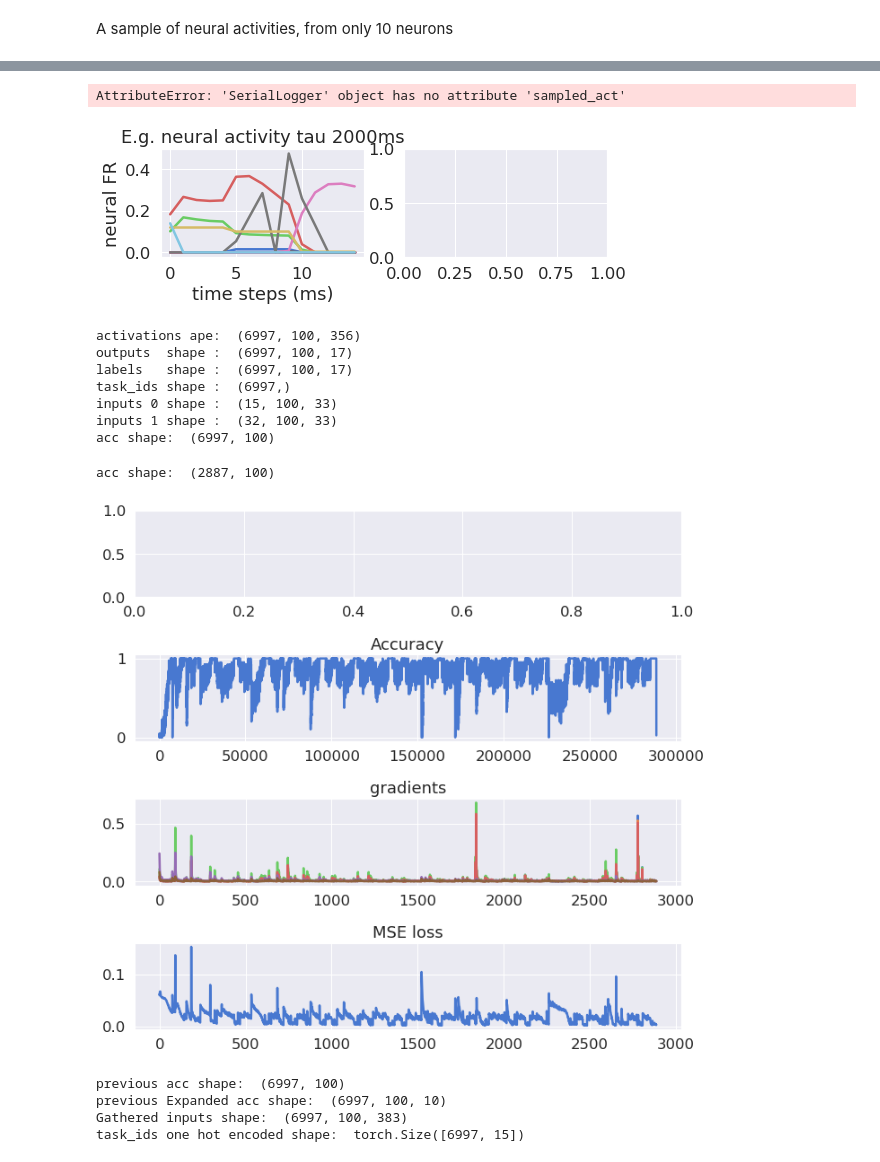
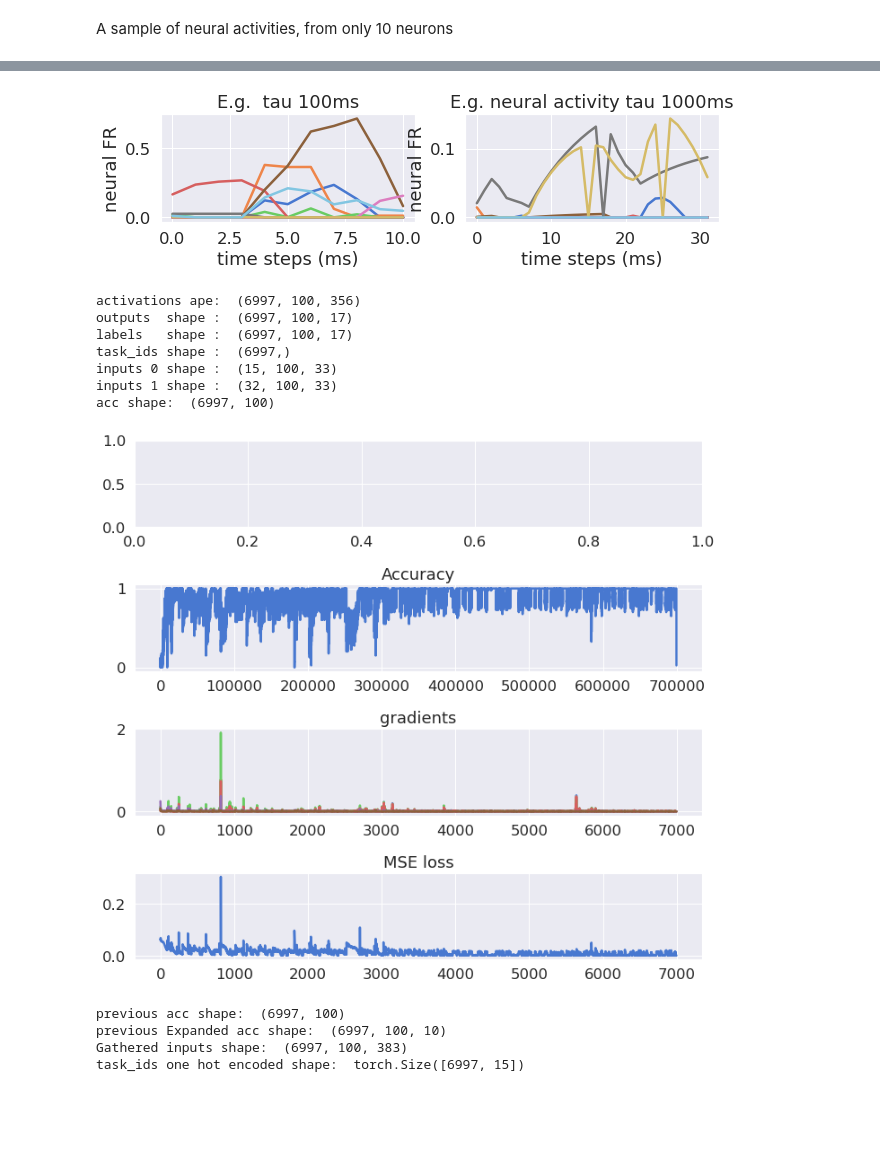
Before and after one commit to weilongzheng/PFC_MD_Modeling, a Jupyter notebook: CL_neurogym/analysis/cognitive_observer.ipynb, the cells around one changed output, grey strips where cells are left out. Saved outputs shown, nothing was run; the diff lists cells and outputs as text; code cells hidden in the pictures; blank space fills up the shorter version.

```diff
--- a/CL_neurogym/analysis/cognitive_observer.ipynb
+++ b/CL_neurogym/analysis/cognitive_observer.ipynb
@@ -84,24 +84,13 @@ tasks
 import os
 print('cwd: ', os.getcwd())
 exp_name = 'correlated_gates'
-config_file = './../files/'+exp_name+ '/config_0_-0.3_2000.0_gaus_cut_tc_mul_gates.npy'
-file1 = './../files/'+exp_name+ '/testing_log_0_-0.3_2000.0_gaus_cut_tc_mul_gates.npy'
-training_file1 = './../files/'+exp_name+ '/training_log_0_-0.3_2000.0_gaus_cut_tc_mul_gates.npy'
+sig = '_0_-0.3_2000.0_gaus_cut_tc_mul_gates'
+config_file = './../files/'+exp_name+ '/config'+ sig+  '.npy'
+file1 = './../files/'+exp_name+ '/testing_log'+ sig+  '.npy'
+training_file1 = './../files/'+exp_name+ '/training_log' +sig+ '.npy'
 
 config = np.load(config_file, allow_pickle=True).item()
 testing_log = log = np.load( file1, allow_pickle=True).item()
 training_log = np.load(training_file1, allow_pickle=True).item()
 # %% [output]
 cwd:  /home/ahummos/code/PFC_MD_Modeling/CL_neurogym/analysis
-# %%
-# load data
-import os
-print('cwd: ', os.getcwd())
-exp_name = 'order_order_order'
-config_file = './../files/'+exp_name+ '/config_0_-0.3_100.0_gaus_cut_tc_mul_gates.npy'
-file1 = './../files/'+exp_name+ '/testing_log_0_-0.3_100.0_gaus_cut_tc_mul_gates.npy'
-training_file1 = './../files/'+exp_name+ '/training_log_0_-0.3_100.0_gaus_cut_tc_mul_gates.npy'
-
-config = np.load(config_file, allow_pickle=True).item()
-testing_log = log = np.load( file1, allow_pickle=True).item()
-training_log = np.load(training_file1, allow_pickle=True).item()
@@ -121,7 +110,0 @@ fig.tight_layout()
-# %%
-fig, axes = plt.subplots(5, 2, figsize = [12, 7] )
-
-for i in range(10):
-    idx = rng.integers(0, len(training_log.sampled_act))
-    _=axes.flatten()[i].plot(training_log.sampled_act[idx][:,0,:])
-fig.tight_layout()
@@ -130,26 +111,25 @@ fig.tight_layout()
 # %%
-fig, ax =plt.subplots(1,2, figsize=[8,2])
+fig, ax =plt.subplots(1,2, figsize=[10,2])
 # idx = rng.integers(0, len(training_log.sampled_act))
 axes = ax[0]
 _=axes.plot(training_log.sampled_act[idx][:,0,:])
-axes.set_title('E.g. neural activity tau 2000ms')
+axes.set_title('E.g.  tau 100ms') # this is 100ms even that the filename above says 2000ms.
 axes.set_ylabel('neural FR')
 axes.set_xlabel('time steps (ms)')
 # plt.savefig('neural_activity_tau2000.jpg', dpi=300)
 
 
 axes = ax[1]
-training_filetau100 = './../files/'+'TAU2_gaussian_cut'+ '/training_log_0_-0.3_100.0_gaus_cut_tc_mul_nog.npy'
+training_filetau100 = './../files/'+'tau'+ '/training_log_0_-0.3_1000.0_gaus_cut_tc_mul_gates.npy'
 training_log_tau100 = np.load(training_filetau100, allow_pickle=True).item()
 
-_=axes.plot(training_log_tau100.sampled_act[idx][:,0,:])
-axes.set_title('E.g. neural activity tau 100ms')
+_=axes.plot(training_log_tau100.sampled_act[idx+1921][:,2,:])
+axes.set_title('E.g. neural activity tau 1000ms')
 axes.set_ylabel('neural FR')
 axes.set_xlabel('time steps (ms)')
 plt.savefig('neural_activity_tau100_2000.jpg', dpi=300)
 # %% [output]
-AttributeError: 'SerialLogger' object has no attribute 'sampled_act'
-[figure, old version]
+[figure, new version]
 # %%
 inputs = (training_log.inputs)
 acts = np.stack(training_log.rnn_activity)  # (3127, 100, 356)
@@ -192,8 +172,7 @@ axes[3].plot(mses.mean(1))
 axes[3].set_title('MSE loss')
 plt.tight_layout()
 # %% [output]
-acc shape:  (2887, 100)
-[figure, old version]
+[figure, new version]
 # %%
 previous_mse = np.concatenate([mses[:1], mses ])[:-1] #shift by one place to make it run one step behind.
 previous_acc = np.concatenate([acc[:1], acc ])[:-1] #shift by one place to make it run one step behind.
```
Also changed, not shown: parts of 10 cells of this notebook, 3 other files.
